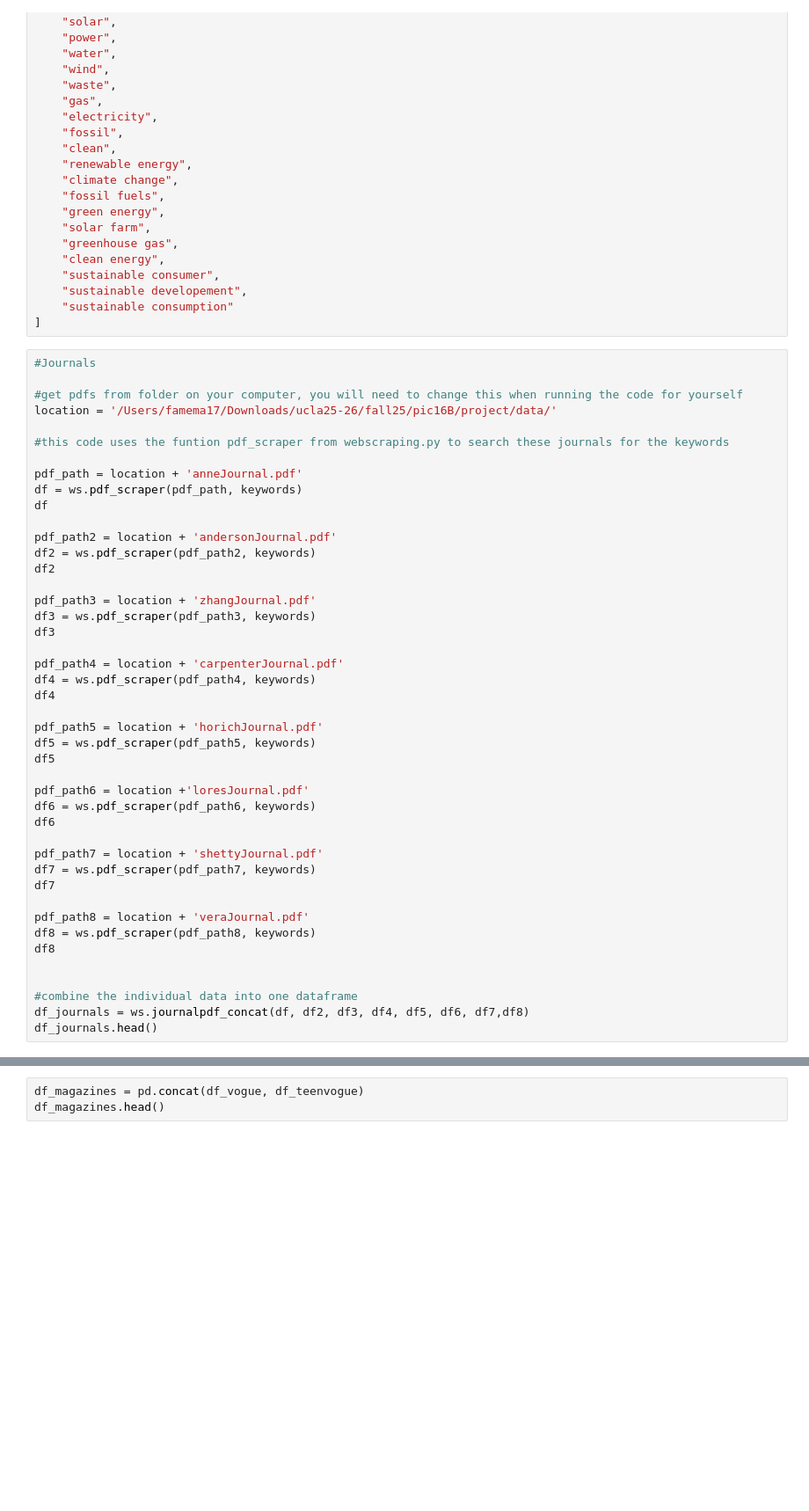
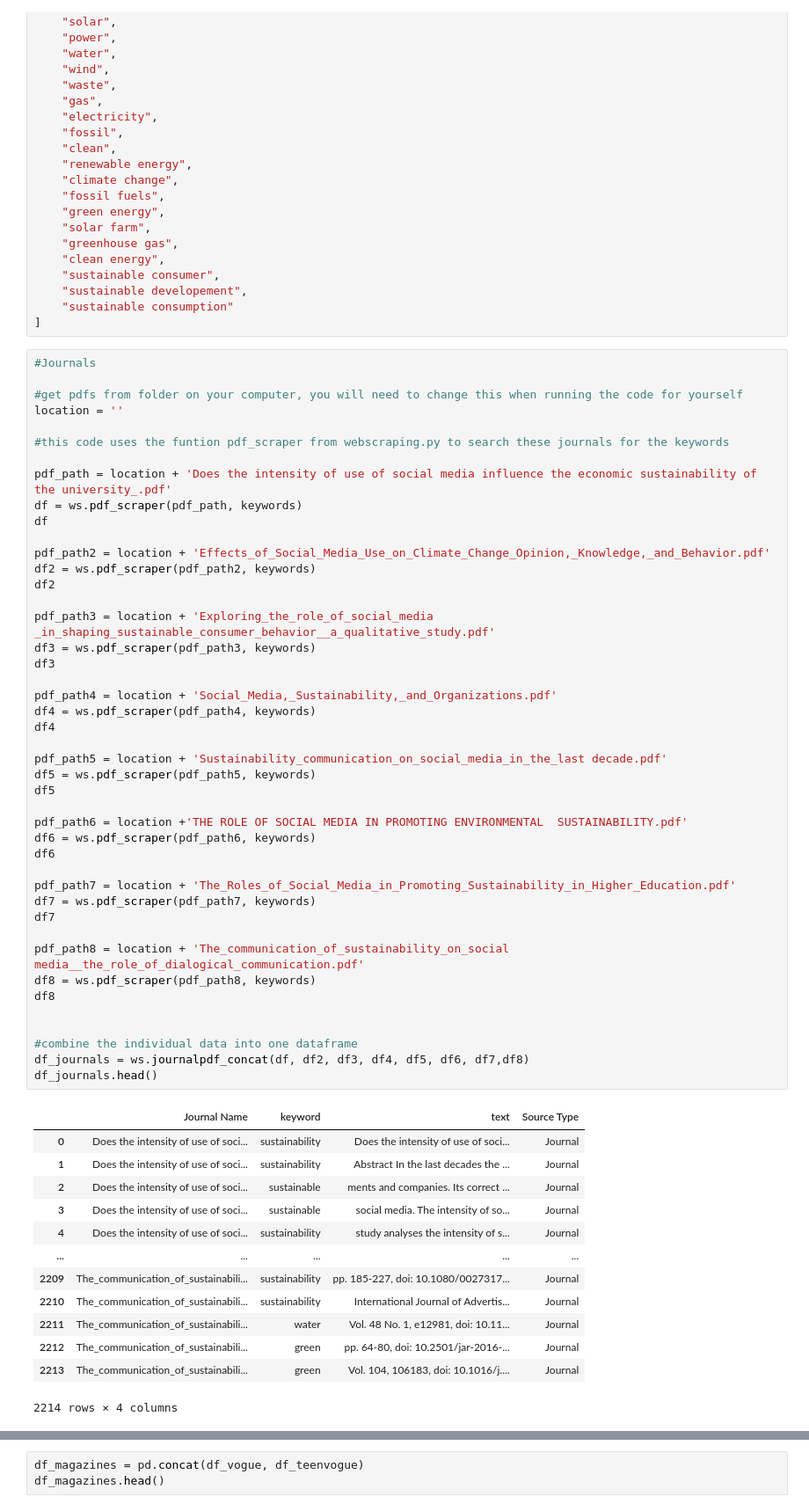
Before and after one commit to teawag-ucla/16B-Project-DTM, a Jupyter notebook: webscraping_notebook.ipynb, the cells around one changed output, grey strips where cells are left out. Shown at 88% size. Drawn from its saved outputs; the diff is of its cells as text; blank space fills up the shorter version.

```diff
--- a/webscraping_notebook.ipynb
+++ b/webscraping_notebook.ipynb
@@ -54,46 +54,60 @@ keywords = [
 #Journals
 
 #get pdfs from folder on your computer, you will need to change this when running the code for yourself
-location = '/Users/famema17/Downloads/ucla25-26/fall25/pic16B/project/data/'
+location = ''
 
 #this code uses the funtion pdf_scraper from webscraping.py to search these journals for the keywords
 
-pdf_path = location + 'anneJournal.pdf'
+pdf_path = location + 'Does the intensity of use of social media influence the economic sustainability of the university_.pdf'
 df = ws.pdf_scraper(pdf_path, keywords)
 df
 
-pdf_path2 = location + 'andersonJournal.pdf'
+pdf_path2 = location + 'Effects_of_Social_Media_Use_on_Climate_Change_Opinion,_Knowledge,_and_Behavior.pdf'
 df2 = ws.pdf_scraper(pdf_path2, keywords)
 df2
 
-pdf_path3 = location + 'zhangJournal.pdf'
+pdf_path3 = location + 'Exploring_the_role_of_social_media _in_shaping_sustainable_consumer_behavior__a_qualitative_study.pdf'
 df3 = ws.pdf_scraper(pdf_path3, keywords)
 df3
 
-pdf_path4 = location + 'carpenterJournal.pdf'
+pdf_path4 = location + 'Social_Media,_Sustainability,_and_Organizations.pdf'
 df4 = ws.pdf_scraper(pdf_path4, keywords)
 df4
 
-pdf_path5 = location + 'horichJournal.pdf'
+pdf_path5 = location + 'Sustainability_communication_on_social_media_in_the_last decade.pdf'
 df5 = ws.pdf_scraper(pdf_path5, keywords)
 df5
 
-pdf_path6 = location +'loresJournal.pdf'
+pdf_path6 = location +'THE ROLE OF SOCIAL MEDIA IN PROMOTING ENVIRONMENTAL  SUSTAINABILITY.pdf'
 df6 = ws.pdf_scraper(pdf_path6, keywords)
 df6
 
-pdf_path7 = location + 'shettyJournal.pdf'
+pdf_path7 = location + 'The_Roles_of_Social_Media_in_Promoting_Sustainability_in_Higher_Education.pdf'
 df7 = ws.pdf_scraper(pdf_path7, keywords)
 df7
 
-pdf_path8 = location + 'veraJournal.pdf'
+pdf_path8 = location + 'The_communication_of_sustainability_on_social media__the_role_of_dialogical_communication.pdf'
 df8 = ws.pdf_scraper(pdf_path8, keywords)
 df8
 
 
 #combine the individual data into one dataframe
 df_journals = ws.journalpdf_concat(df, df2, df3, df4, df5, df6, df7,df8)
 df_journals.head()
+# %% [output]
+|  | Journal Name | keyword | text | Source Type |
+| 0 | Does the intensity of use of soci... | sustainability | Does the intensity of use of soci... | Journal |
+| 1 | Does the intensity of use of soci... | sustainability | Abstract In the last decades the ... | Journal |
+| 2 | Does the intensity of use of soci... | sustainable | ments and companies. Its correct ... | Journal |
+| 3 | Does the intensity of use of soci... | sustainable | social media. The intensity of so... | Journal |
+| 4 | Does the intensity of use of soci... | sustainability | study analyses the intensity of s... | Journal |
+| ... | ... | ... | ... | ... |
+| 2209 | The_communication_of_sustainabili... | sustainability | pp. 185-227, doi: 10.1080/0027317... | Journal |
+| 2210 | The_communication_of_sustainabili... | sustainability | International Journal of Advertis... | Journal |
+| 2211 | The_communication_of_sustainabili... | water | Vol. 48 No. 1, e12981, doi: 10.11... | Journal |
+| 2212 | The_communication_of_sustainabili... | green | pp. 64-80, doi: 10.2501/jar-2016-... | Journal |
+| 2213 | The_communication_of_sustainabili... | green | Vol. 104, 106183, doi: 10.1016/j.... | Journal |
+2214 rows × 4 columns
 # %%
 #News Articles
 
```
Also changed, not shown: parts of 4 cells of this notebook.
